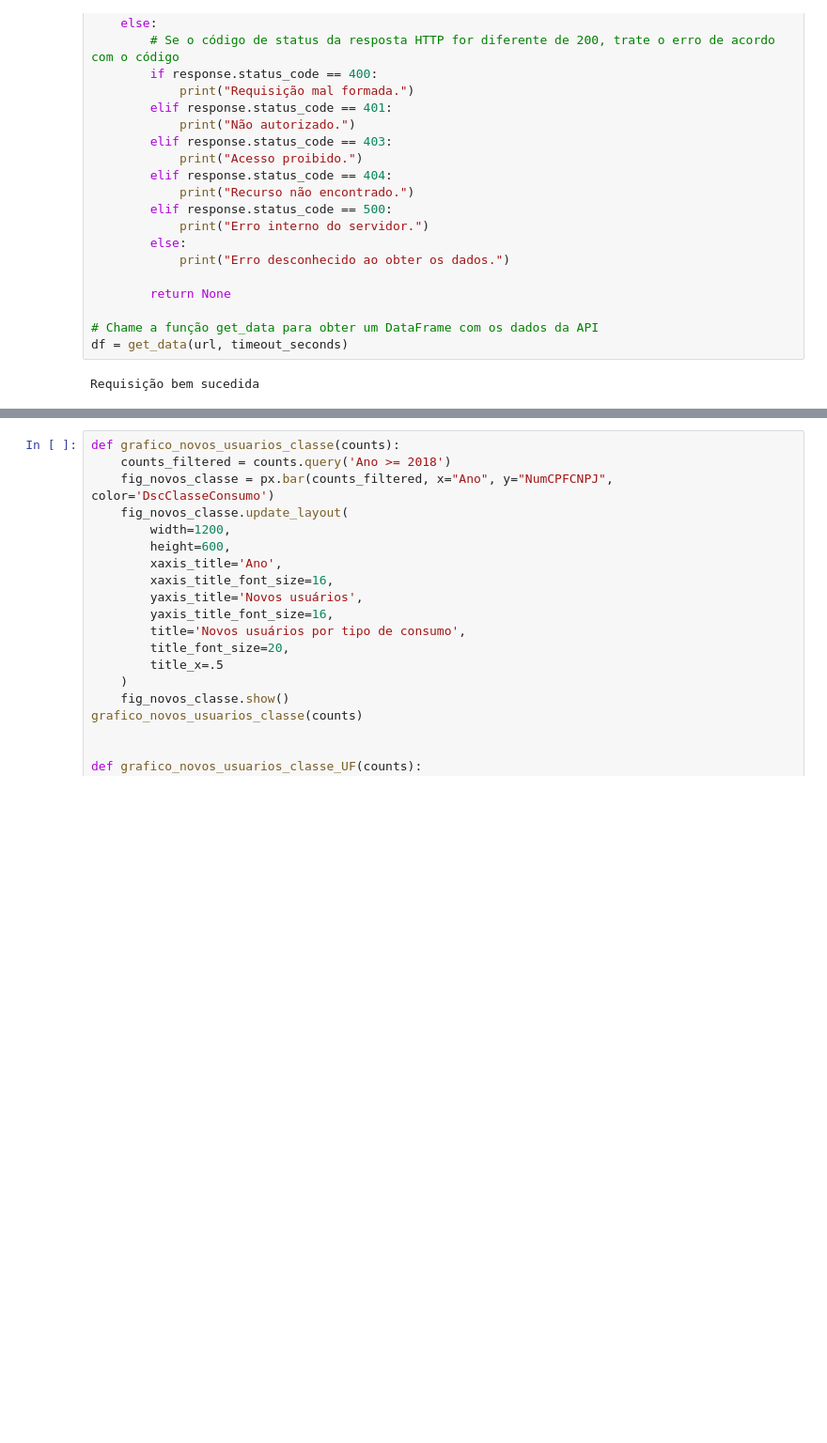
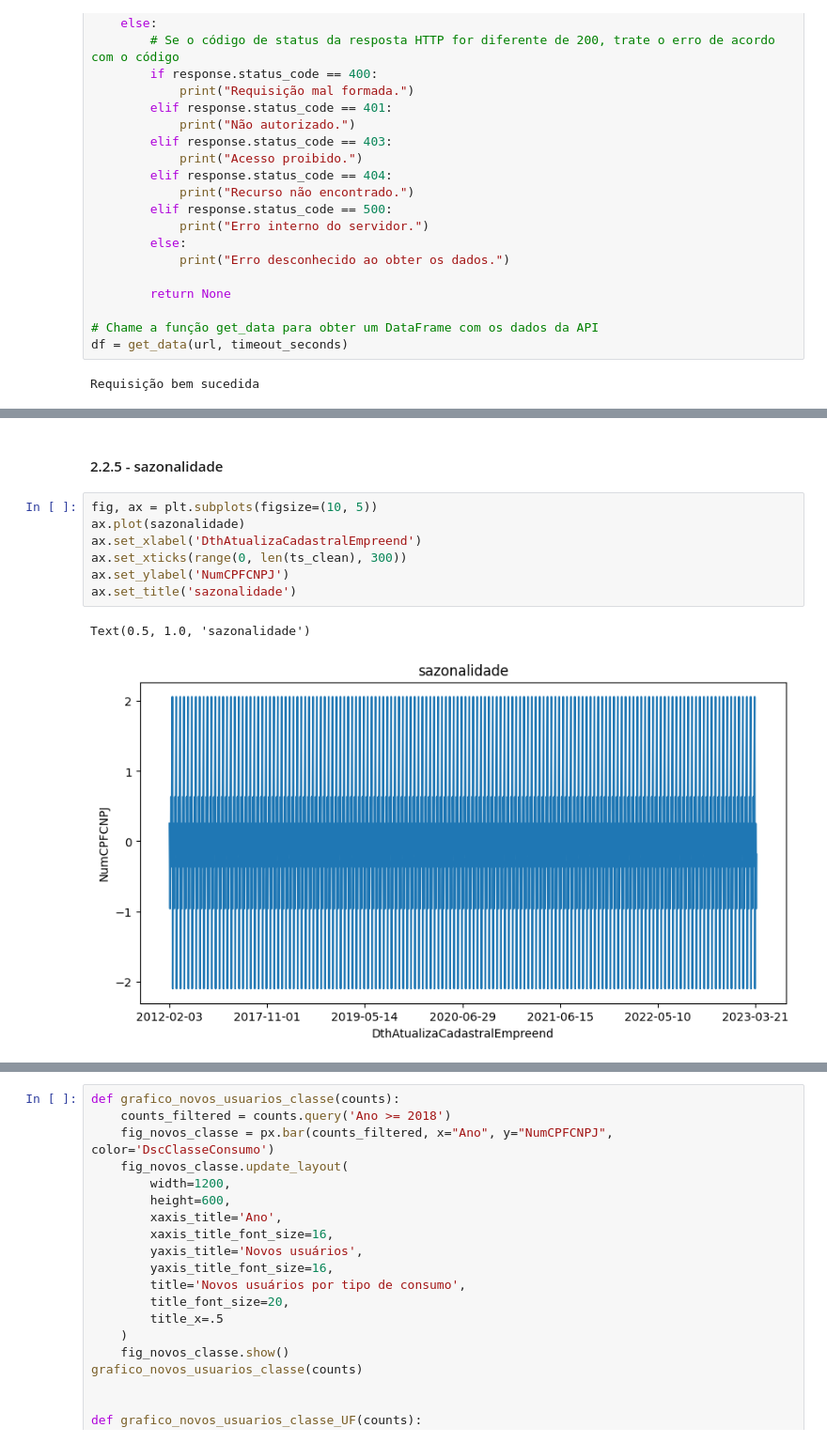
Before and after one commit to gabriel1berto/Aneel_, a Jupyter notebook: Codigos/Desafio 1.ipynb, the cells around one changed output, grey strips where cells are left out. Shown at 94% size. Saved outputs shown, nothing was run; the diff lists cells and outputs as text; blank space fills up the shorter version.

```diff
--- a/Codigos/Desafio 1.ipynb
+++ b/Codigos/Desafio 1.ipynb
@@ -223,0 +261,12 @@ Index(['_id', 'DatGeracaoConjuntoDados', 'AnmPeriodoReferencia',
+# %% [markdown]
+#### 2.2.5 - sazonalidade
+# %%
+fig, ax = plt.subplots(figsize=(10, 5))
+ax.plot(sazonalidade)
+ax.set_xlabel('DthAtualizaCadastralEmpreend')
+ax.set_xticks(range(0, len(ts_clean), 300))
+ax.set_ylabel('NumCPFCNPJ')
+ax.set_title('sazonalidade')
+# %% [output]
+Text(0.5, 1.0, 'sazonalidade')
+[figure, added]
```
Also changed, not shown: parts of 52 cells of this notebook, 2 other files.
